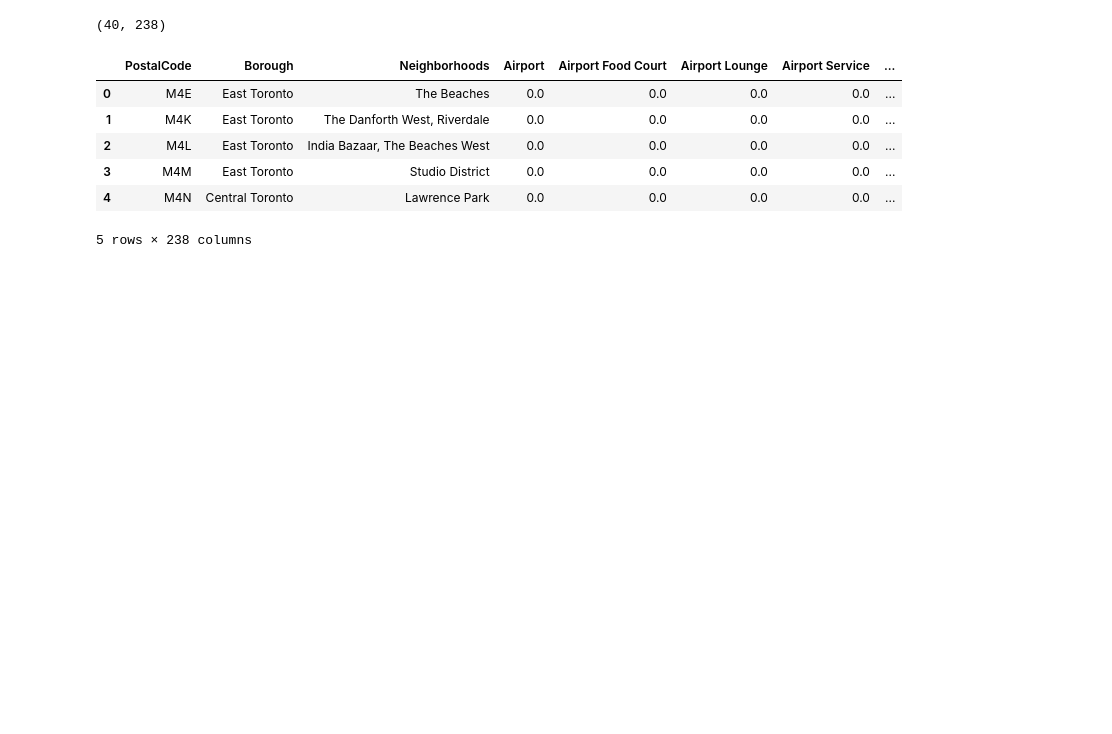
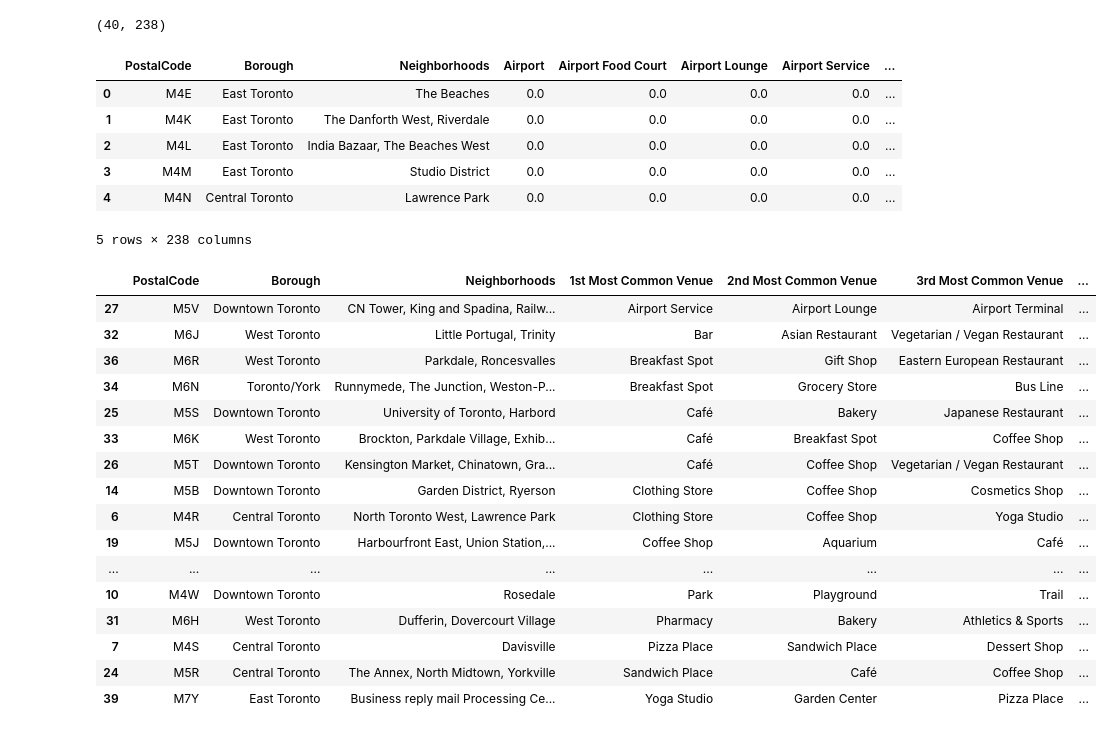
Before and after one commit to rhzoha/Coursera_Capstone, a Jupyter notebook: Coursera Capstone Segmenting and Clustering.ipynb, the cells around one changed output. Saved outputs shown, nothing was run; the diff lists cells and outputs as text; code cells hidden in the pictures; blank space fills up the shorter version.

```diff
--- a/Coursera Capstone Segmenting and Clustering.ipynb
+++ b/Coursera Capstone Segmenting and Clustering.ipynb
@@ -282,3 +282,48 @@ toronto_central_venues_freq.head()
 | 3 | M4M | East Toronto | Studio District | 0.0 | 0.0 | 0.0 | 0.0 | ... |
 | 4 | M4N | Central Toronto | Lawrence Park | 0.0 | 0.0 | 0.0 | 0.0 | ... |
 5 rows × 238 columns
+# %%
+num_top_venues = 10
+
+indicators = ['st', 'nd', 'rd']
+
+# create columns according to number of top venues
+areaColumns = ['PostalCode', 'Borough', 'Neighborhoods']
+freqColumns = []
+for ind in np.arange(num_top_venues):
+    try:
+        freqColumns.append('{}{} Most Common Venue'.format(ind+1, indicators[ind]))
+    except:
+        freqColumns.append('{}th Most Common Venue'.format(ind+1))
+columns = areaColumns+freqColumns
+# create a new dataframe
+neighborhoods_venues_sorted = pd.DataFrame(columns=columns)
+neighborhoods_venues_sorted['PostalCode'] = toronto_central_venues_freq['PostalCode']
+neighborhoods_venues_sorted['Borough'] = toronto_central_venues_freq['Borough']
+neighborhoods_venues_sorted['Neighborhoods'] = toronto_central_venues_freq['Neighborhoods']
+
+for ind in np.arange(toronto_central_venues_freq.shape[0]):
+    row_categories = toronto_central_venues_freq.iloc[ind, :].iloc[3:]
+    row_categories_sorted = row_categories.sort_values(ascending=False)
+    neighborhoods_venues_sorted.iloc[ind, 3:] = row_categories_sorted.index.values[0:num_top_venues]
+
+neighborhoods_venues_sorted.sort_values(freqColumns, inplace=True)
+neighborhoods_venues_sorted
+# %% [output]
+|  | PostalCode | Borough | Neighborhoods | 1st Most Common Venue | 2nd Most Common Venue | 3rd Most Common Venue | ... |
+| 27 | M5V | Downtown Toronto | CN Tower, King and Spadina, Railw... | Airport Service | Airport Lounge | Airport Terminal | ... |
+| 32 | M6J | West Toronto | Little Portugal, Trinity | Bar | Asian Restaurant | Vegetarian / Vegan Restaurant | ... |
+| 36 | M6R | West Toronto | Parkdale, Roncesvalles | Breakfast Spot | Gift Shop | Eastern European Restaurant | ... |
+| 34 | M6N | Toronto/York | Runnymede, The Junction, Weston-P... | Breakfast Spot | Grocery Store | Bus Line | ... |
+| 25 | M5S | Downtown Toronto | University of Toronto, Harbord | Café | Bakery | Japanese Restaurant | ... |
+| 33 | M6K | West Toronto | Brockton, Parkdale Village, Exhib... | Café | Breakfast Spot | Coffee Shop | ... |
+| 26 | M5T | Downtown Toronto | Kensington Market, Chinatown, Gra... | Café | Coffee Shop | Vegetarian / Vegan Restaurant | ... |
+| 14 | M5B | Downtown Toronto | Garden District, Ryerson | Clothing Store | Coffee Shop | Cosmetics Shop | ... |
+| 6 | M4R | Central Toronto | North Toronto West, Lawrence Park | Clothing Store | Coffee Shop | Yoga Studio | ... |
+| 19 | M5J | Downtown Toronto | Harbourfront East, Union Station,... | Coffee Shop | Aquarium | Café | ... |
+| ... | ... | ... | ... | ... | ... | ... | ... |
+| 10 | M4W | Downtown Toronto | Rosedale | Park | Playground | Trail | ... |
+| 31 | M6H | West Toronto | Dufferin, Dovercourt Village | Pharmacy | Bakery | Athletics & Sports | ... |
+| 7 | M4S | Central Toronto | Davisville | Pizza Place | Sandwich Place | Dessert Shop | ... |
+| 24 | M5R | Central Toronto | The Annex, North Midtown, Yorkville | Sandwich Place | Café | Coffee Shop | ... |
+| 39 | M7Y | East Toronto | Business reply mail Processing Ce... | Yoga Studio | Garden Center | Pizza Place | ... |
```
Also changed, not shown: parts of 2 cells of this notebook.
